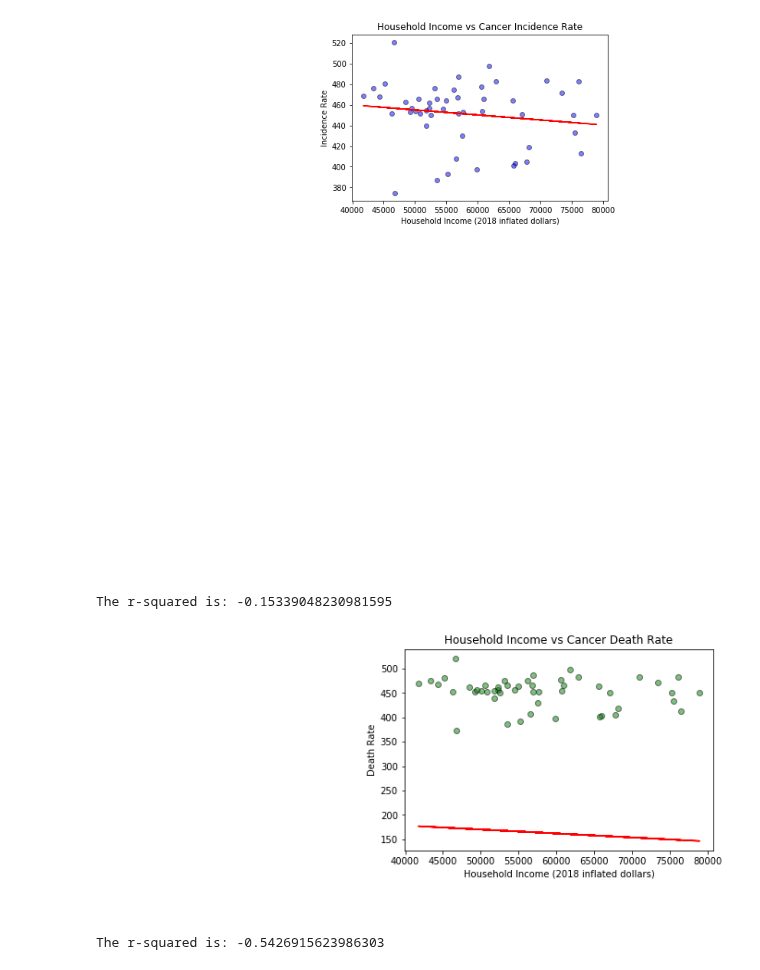
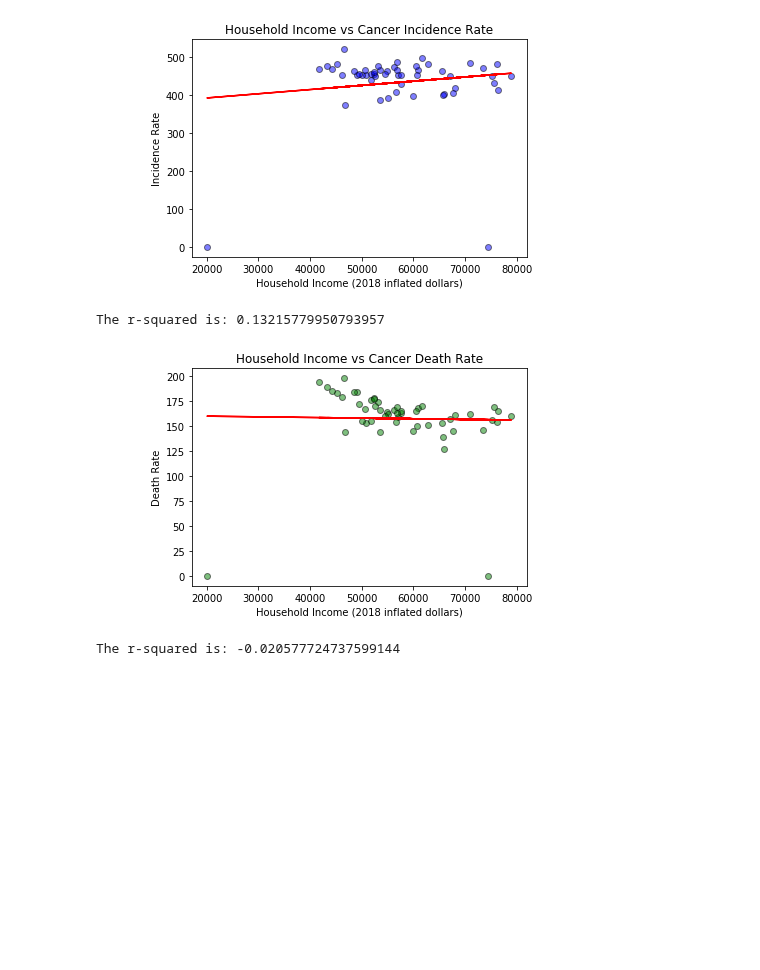
Before and after one commit to settinge/Cancer-and-Nonbiological-Variables, a Jupyter notebook: Income Correlation.ipynb, the cells around one changed output. Cells and saved outputs as stored; diff of their text form; code cells hidden in the pictures; blank space fills up the shorter version.

```diff
--- a/Income Correlation.ipynb
+++ b/Income Correlation.ipynb
@@ -36,9 +25,8 @@ cancer_df.head()
 | 3 | New Hampshire | 484.0 | 8129.0 | 162.0 | 2718.0 | 33.0 |
 | 4 | New Jersey | 483.0 | 50921.0 | 154.0 | 16407.0 | 32.0 |
 # %%
-merged_table =pd.merge(income_df, cancer_df, how="left", on="State")#.dropna()
-#merged_table.fillna(0)
-merged_table
+merged_table =pd.merge(income_df, cancer_df, how="left", on="State").fillna(0)#.dropna()
+merged_table.head()
 # %% [output]
 |  | Unnamed: 0 | Population | Household Income | State | Incidence Rate | Average Annual Count_x | Death Rate | ... |
 | 0 | 0 | 20612439.0 | 50860.0 | Florida | 452.0 | 121916.0 | 153.0 | ... |
@@ -81,27 +37,27 @@ complete_table
 # %%
-income = complete_table["Household Income"]
-incidence_rate = complete_table["Incidence Rate"]
+income = merged_table["Household Income"]
+incidence_rate = merged_table["Incidence Rate"]
 
 plt.scatter(income,incidence_rate, edgecolors= "black", facecolors="blue", alpha=.5)
 plt.xlabel("Household Income (2018 inflated dollars)")
 plt.ylabel("Incidence Rate")
 plt.title("Household Income vs Cancer Incidence Rate")
 
 (slope, intercept, rvalue, pvalue, stderr) = linregress(income, incidence_rate)
 tempregress_values = income*slope + intercept
 templine_eq = "y = " + str(round(slope,2)) + "x = " + str(round(intercept, 2))
 plt.annotate(templine_eq,(6,10), fontsize=15, color="red")
 plt.plot(income, tempregress_values, "r-")
 plt.show()
 print(f"The r-squared is: {rvalue}")
 # %% [output]
-[figure, old version]
+[figure, new version]
-The r-squared is: -0.15339048230981595
+The r-squared is: 0.13215779950793957
 # %%
-income = complete_table["Household Income"]
-cancer_death = complete_table["Death Rate"]
+income = merged_table["Household Income"]
+cancer_death = merged_table["Death Rate"]
 
-plt.scatter(income,incidence_rate, edgecolors= "black", facecolors="green", alpha=.5)
+plt.scatter(income,cancer_death, edgecolors= "black", facecolors="green", alpha=.5)
 plt.xlabel("Household Income (2018 inflated dollars)")
 plt.ylabel("Death Rate")
 plt.title("Household Income vs Cancer Death Rate")
@@ -116,6 +72,6 @@ plt.show()
 
 print(f"The r-squared is: {rvalue}")
 # %% [output]
-[figure, old version]
+[figure, new version]
-The r-squared is: -0.5426915623986303
+The r-squared is: -0.020577724737599144
 # %%
```
Also changed, not shown: parts of 4 cells of this notebook.
